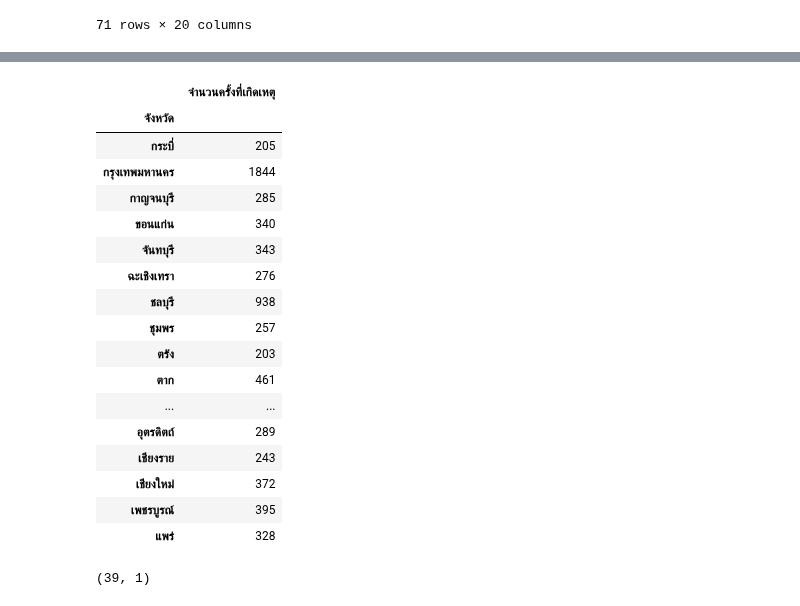
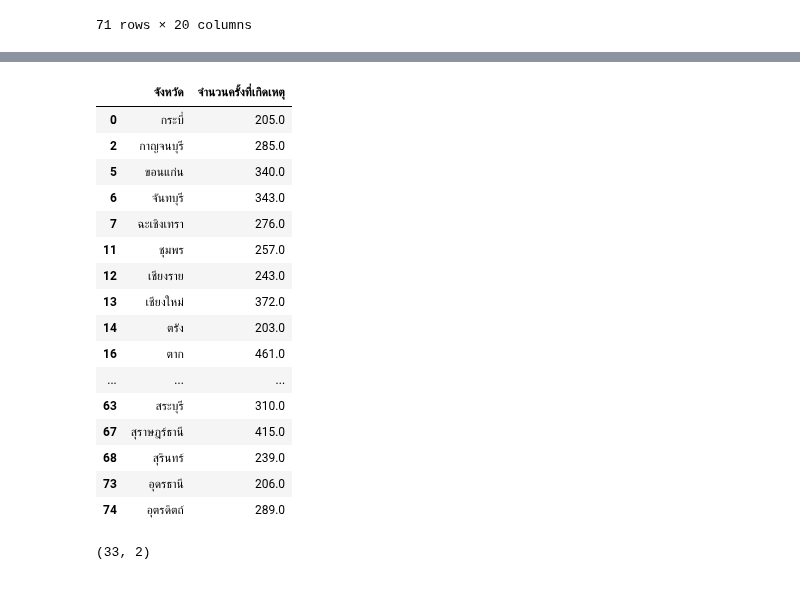
Before and after one commit to Adibank/DPDM, a Jupyter notebook: Project.ipynb, the cells around one changed output, grey strips where cells are left out. Cells and saved outputs as stored; diff of their text form; code cells hidden in the pictures.

```diff
--- a/Project.ipynb
+++ b/Project.ipynb
@@ -323,0 +357,2 @@ num_accident
+# %%
+num_accident_no_nm = no_outlier_no_missing[['จังหวัด','จำนวนครั้งที่เกิดเหตุ']]
@@ -392,26 +444,25 @@ middle.shape
 # %%
-big = num_accident[num_accident['จำนวนครั้งที่เกิดเหตุ']>=200]
+big = num_accident_no_nm[num_accident_no_nm['จำนวนครั้งที่เกิดเหตุ']>=200]
 big
 # %% [output]
-|  | จำนวนครั้งที่เกิดเหตุ |
-| จังหวัด |  |
-| กระบี่ | 205 |
-| กรุงเทพมหานคร | 1844 |
-| กาญจนบุรี | 285 |
-| ขอนแก่น | 340 |
-| จันทบุรี | 343 |
-| ฉะเชิงเทรา | 276 |
-| ชลบุรี | 938 |
-| ชุมพร | 257 |
-| ตรัง | 203 |
-| ตาก | 461 |
-| ... | ... |
-| อุตรดิตถ์ | 289 |
-| เชียงราย | 243 |
-| เชียงใหม่ | 372 |
-| เพชรบูรณ์ | 395 |
-| แพร่ | 328 |
+|  | จังหวัด | จำนวนครั้งที่เกิดเหตุ |
+| 0 | กระบี่ | 205.0 |
+| 2 | กาญจนบุรี | 285.0 |
+| 5 | ขอนแก่น | 340.0 |
+| 6 | จันทบุรี | 343.0 |
+| 7 | ฉะเชิงเทรา | 276.0 |
+| 11 | ชุมพร | 257.0 |
+| 12 | เชียงราย | 243.0 |
+| 13 | เชียงใหม่ | 372.0 |
+| 14 | ตรัง | 203.0 |
+| 16 | ตาก | 461.0 |
+| ... | ... | ... |
+| 63 | สระบุรี | 310.0 |
+| 67 | สุราษฎร์ธานี | 415.0 |
+| 68 | สุรินทร์ | 239.0 |
+| 73 | อุดรธานี | 206.0 |
+| 74 | อุตรดิตถ์ | 289.0 |
 # %%
 big.shape
 # %% [output]
-(39, 1)
+(33, 2)
```
Also changed, not shown: parts of 23 cells of this notebook.
